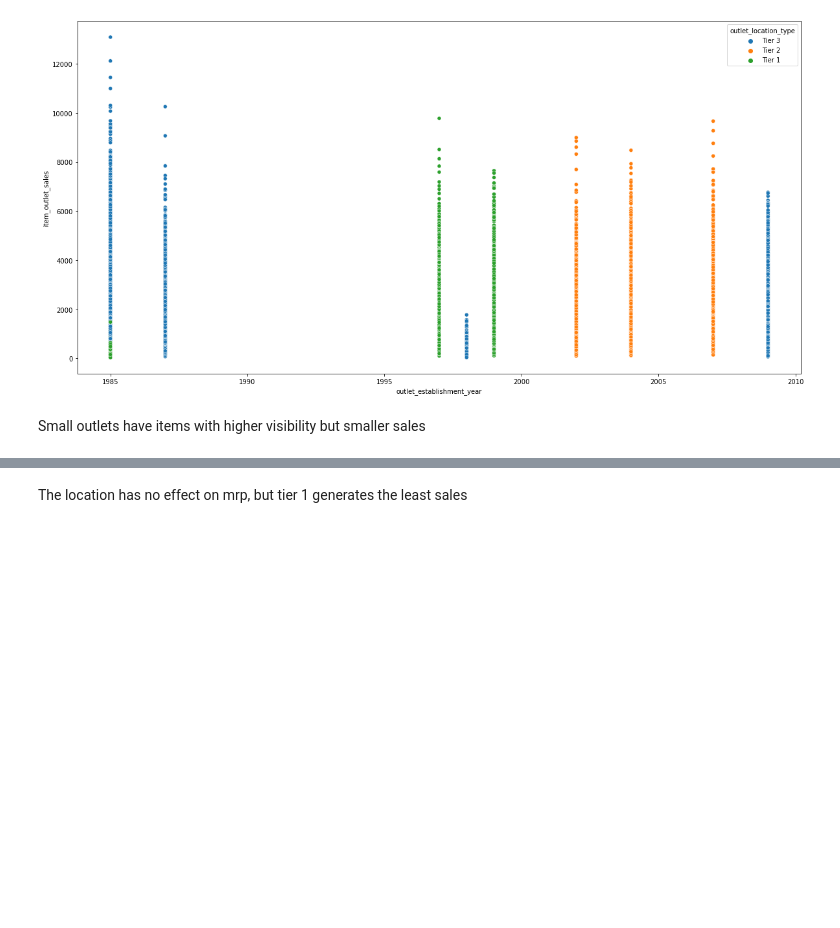
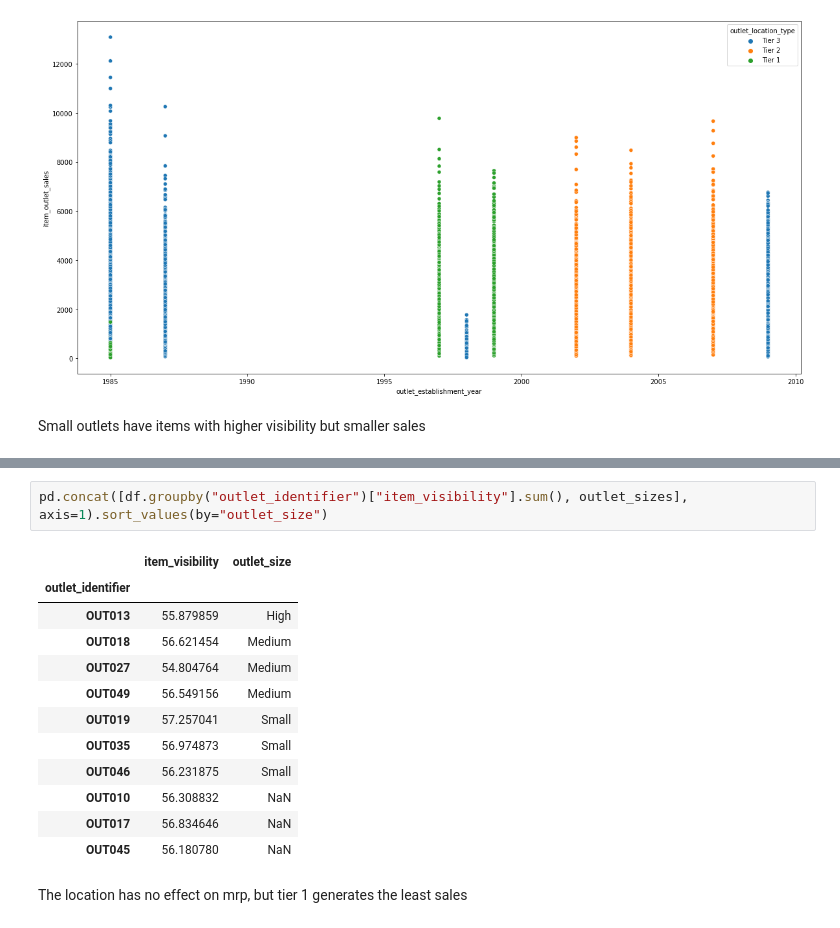
Before and after one commit to Technocolabs100/BigMart-Data-Analysis-and-Prediction, a Jupyter notebook: BigMart_predictive_model.ipynb, the cells around one changed output, grey strips where cells are left out. Cells and saved outputs as stored; diff of their text form; blank space fills up the shorter version.

```diff
--- a/BigMart_predictive_model.ipynb
+++ b/BigMart_predictive_model.ipynb
@@ -450,3 +468,18 @@ df.groupby("outlet_size")[["item_visibility", "item_outlet_sales"]].mean()
+# %%
+pd.concat([df.groupby("outlet_identifier")["item_visibility"].sum(), outlet_sizes], axis=1).sort_values(by="outlet_size")
+# %% [output]
+|  | item_visibility | outlet_size |
+| outlet_identifier |  |  |
+| OUT013 | 55.879859 | High |
+| OUT018 | 56.621454 | Medium |
+| OUT027 | 54.804764 | Medium |
+| OUT049 | 56.549156 | Medium |
+| OUT019 | 57.257041 | Small |
+| OUT035 | 56.974873 | Small |
+| OUT046 | 56.231875 | Small |
+| OUT010 | 56.308832 | NaN |
+| OUT017 | 56.834646 | NaN |
+| OUT045 | 56.180780 | NaN |
 # %% [markdown]
 The location has no effect on mrp, but tier 1 generates the least sales
 # %%
```
Also changed, not shown: parts of 17 cells of this notebook.
